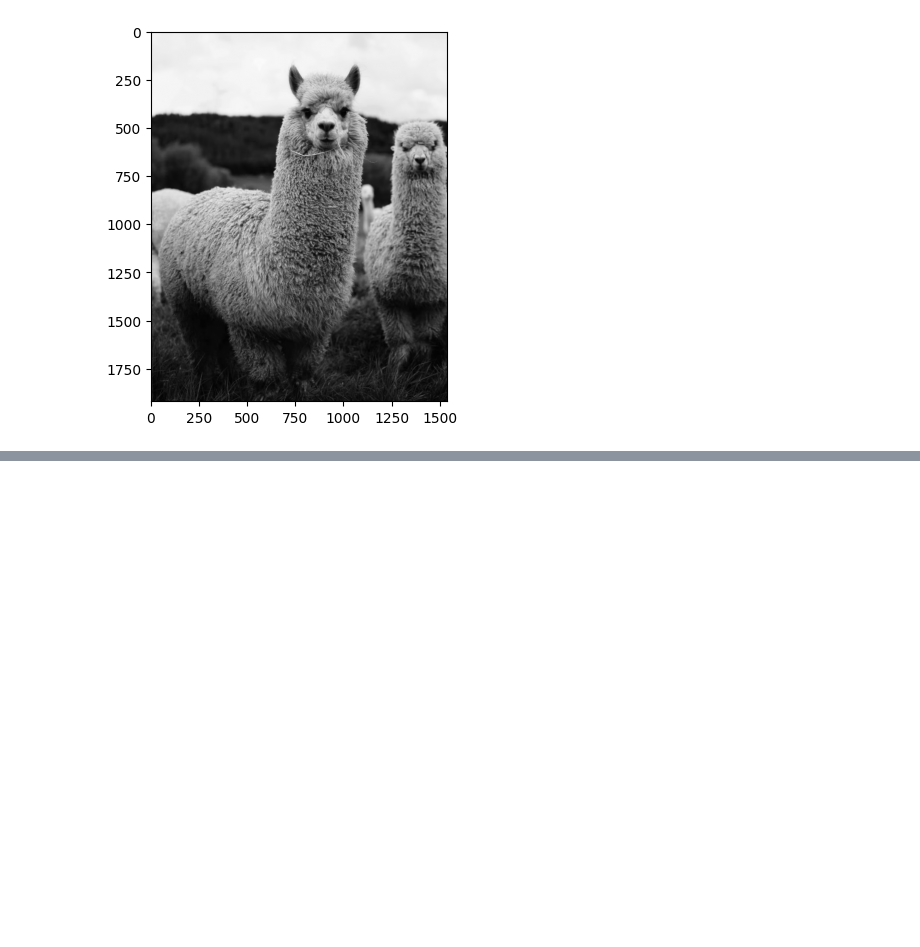
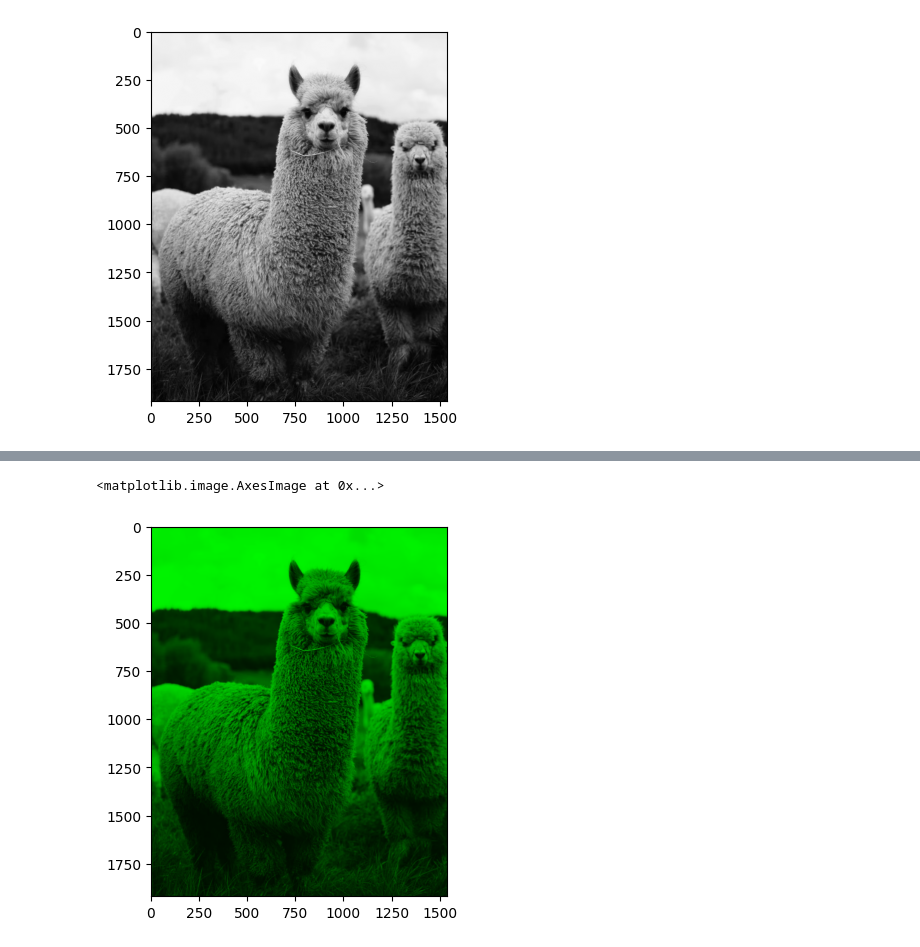
Before and after one commit to ezekielamitchell/ComputerVision, a Jupyter notebook: Lab/opencv/python/numpy_image_basics/assessment.ipynb, the cells around one changed output, grey strips where cells are left out. Drawn from its saved outputs; the diff is of its cells as text; code cells hidden in the pictures; blank space fills up the shorter version.

```diff
--- a/Lab/opencv/python/numpy_image_basics/assessment.ipynb
+++ b/Lab/opencv/python/numpy_image_basics/assessment.ipynb
@@ -38,0 +42,8 @@ NameError: name 'image_red' is not defined
+# %%
+image_green = image_arr.copy()
+image_green[:,:,2]=0
+image_green[:,:,0]=0
+plt.imshow(image_green)
+# %% [output]
+<matplotlib.image.AxesImage at 0x...>
+[figure, added]
```
Also changed, not shown: parts of 3 cells of this notebook, 8 other files.
